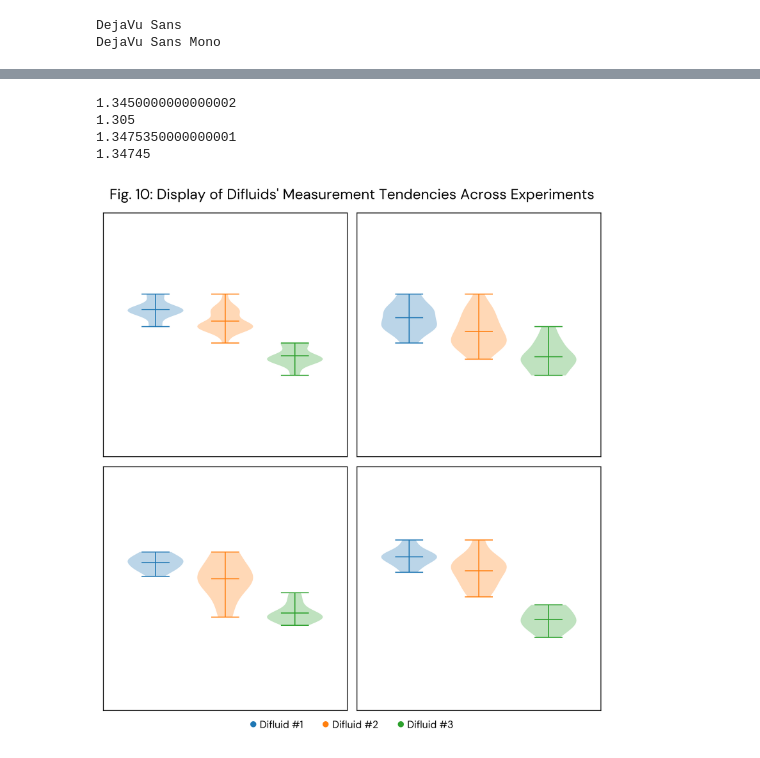
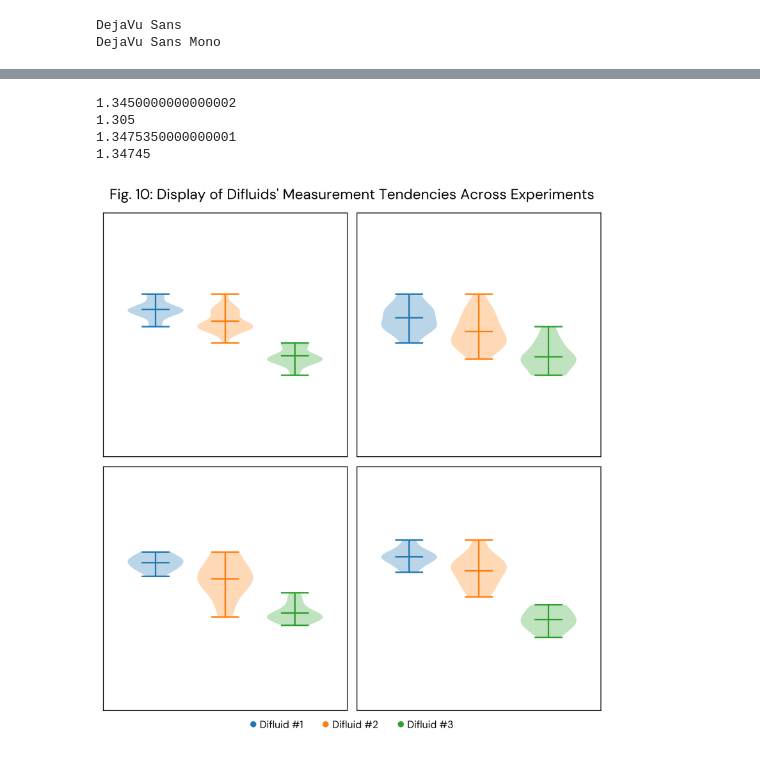
Before and after one commit to haoyung/haoyung.github.io, a Jupyter notebook: assets/img/TDS/draw.ipynb, the cells around one changed output, grey strips where cells are left out. Drawn from its saved outputs; the diff is of its cells as text; code cells hidden in the pictures.

Commit message:
fix violin graph linewidth

```diff
--- a/assets/img/TDS/draw.ipynb
+++ b/assets/img/TDS/draw.ipynb
@@ -407,10 +407,10 @@ for i, ax in enumerate(axs.flatten()):
     violin_parts['cmaxes'].set_color(colors)
     violin_parts['cbars'].set_color(colors)
 
-    violin_parts['cmeans'].set_linewidth(1)
-    violin_parts['cmins'].set_linewidth(1)
-    violin_parts['cmaxes'].set_linewidth(1)
-    violin_parts['cbars'].set_linewidth(1)
+    # violin_parts['cmeans'].set_linewidth(1)
+    # violin_parts['cmins'].set_linewidth(1)
+    # violin_parts['cmaxes'].set_linewidth(1)
+    # violin_parts['cbars'].set_linewidth(1)
 
     ax.set_xticks(range(len(labels)))
     if i < 2:
@@ -419,31 +419,31 @@ for i, ax in enumerate(axs.flatten()):
       ax.set_xticklabels([])
     ax.tick_params(bottom=False)
     ax.set_yticks([])
 
     # Set y-axis limits based on the data
     min_value = min(min(sublist) for sublist in arr[i])
     max_value = max(max(sublist) for sublist in arr[i])
     middle_value = (min_value + max_value) / 2
     print(middle_value)
     if i < 2:
         ax.set_ylim(middle_value - 0.075, middle_value + 0.075)
     else:
         ax.set_ylim(middle_value - 0.00015, middle_value + 0.00015)
     ax.set_xlim(-0.75, len(labels) - 0.25)
 
 dots = [mlines.Line2D([], [], color=colors[i], marker='o', linestyle='None',
                           markersize=5, label=labels[i]) for i in range(len(measurements))]
 fig.legend(handles=dots, loc='center', bbox_to_anchor=(0.5, 0.045),
           frameon=False, ncol=len(dots), handletextpad=0.4, handlelength=0.5)
 # Adjust the layout and display the plot
 fig.suptitle(fig_names[9], y=0.973, fontsize='x-large')
 plt.tight_layout()
 plt.subplots_adjust(left=0.07, right=0.93, top=0.93, bottom=0.07)
 plt.savefig('fig10.png')
 # plt.show()
 # %% [output]
 1.3450000000000002
 1.305
 1.3475350000000001
 1.34745
-[figure, old version]
+[figure, new version]
```
Also changed, not shown: parts of 2 cells of this notebook, 10 other files.
